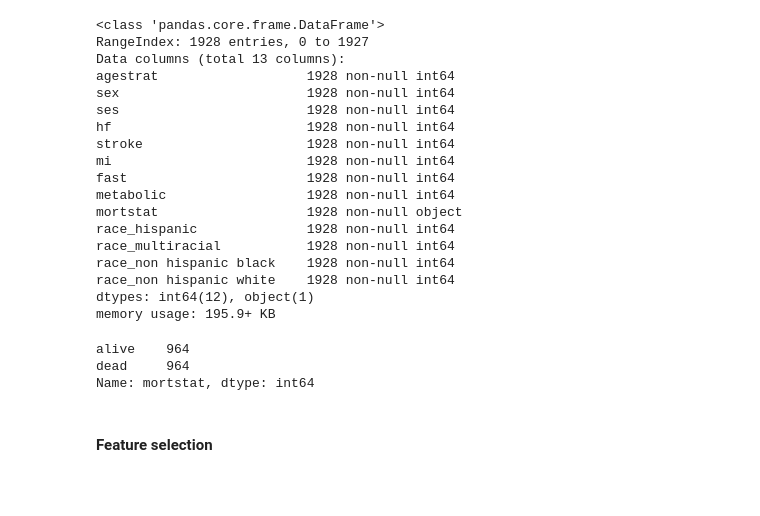
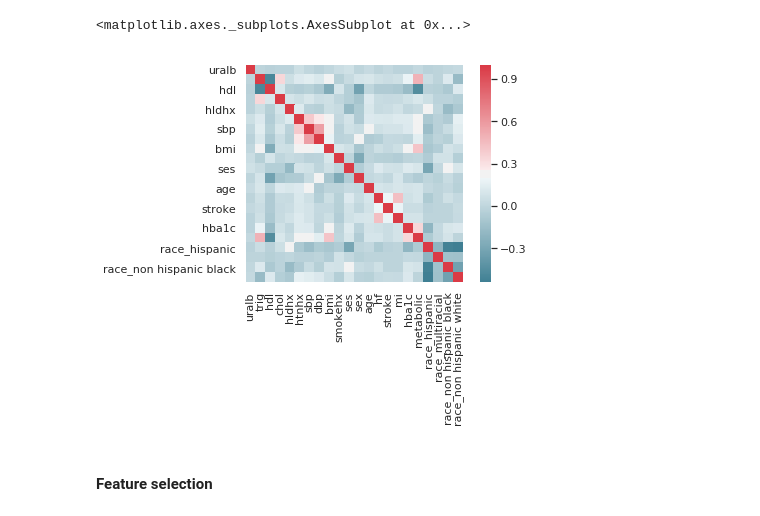
Before and after one commit to jibinmathew69/nhanes-old, a Jupyter notebook: Nhanes3/MetabolicSyndrome DoubleML.ipynb, the cells around one changed output. Saved outputs shown, nothing was run; the diff lists cells and outputs as text; code cells hidden in the pictures; blank space fills up the shorter version.

```diff
--- a/Nhanes3/MetabolicSyndrome DoubleML.ipynb
+++ b/Nhanes3/MetabolicSyndrome DoubleML.ipynb
@@ -76,32 +35,8 @@ data = pd.concat([data[(data['agestrat'] == 3) & (data['mortstat'] == 'alive')],
-# %%
-data.info()
-# %% [output]
-<class 'pandas.core.frame.DataFrame'>
-RangeIndex: 1928 entries, 0 to 1927
-Data columns (total 13 columns):
-agestrat                   1928 non-null int64
-sex                        1928 non-null int64
-ses                        1928 non-null int64
-hf                         1928 non-null int64
-stroke                     1928 non-null int64
-mi                         1928 non-null int64
-fast                       1928 non-null int64
-metabolic                  1928 non-null int64
-mortstat                   1928 non-null object
-race_hispanic              1928 non-null int64
-race_multiracial           1928 non-null int64
-race_non hispanic black    1928 non-null int64
-race_non hispanic white    1928 non-null int64
-dtypes: int64(12), object(1)
-memory usage: 195.9+ KB
-# %%
-data['mortstat'].value_counts()
-# %% [output]
-alive    964
-dead     964
-Name: mortstat, dtype: int64
 # %%
-# sns.heatmap(data.corr(), cmap=sns.diverging_palette(220, 10, as_cmap=True),square=True)
+sns.heatmap(data.corr(), cmap=sns.diverging_palette(220, 10, as_cmap=True),square=True)
+# %% [output]
+<matplotlib.axes._subplots.AxesSubplot at 0x...>
+[figure, added]
 # %% [markdown]
 #### Feature selection
 # %%
```
Also changed, not shown: parts of 49 cells of this notebook, 1 other file.
